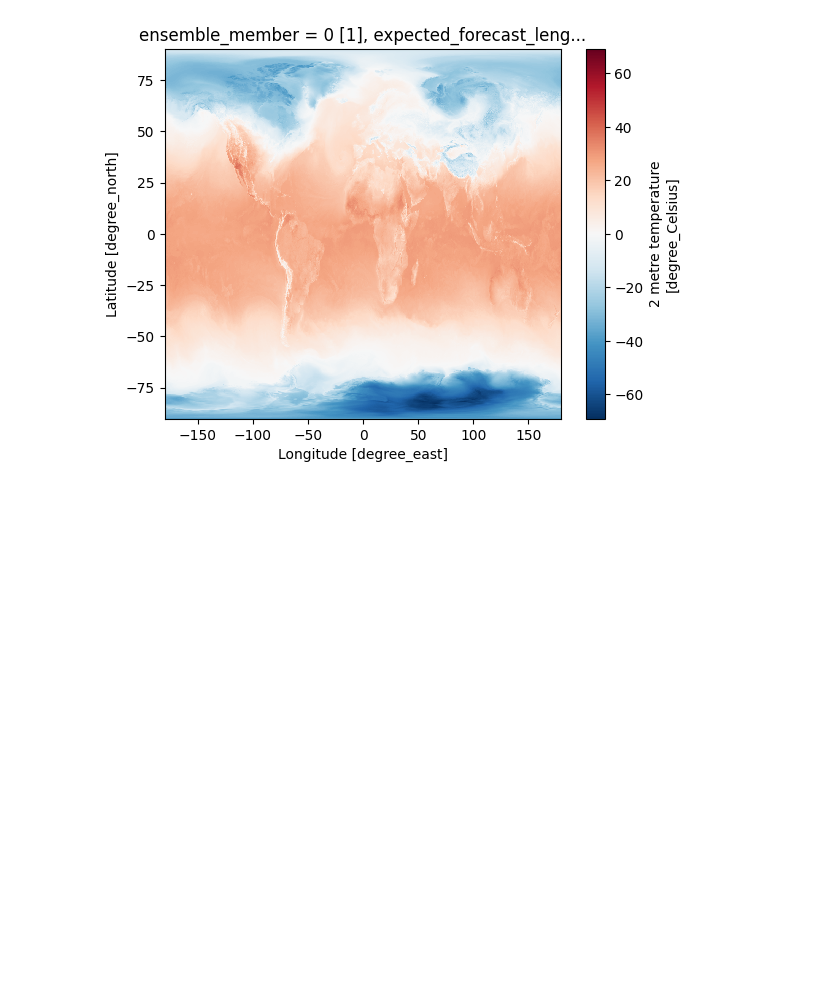
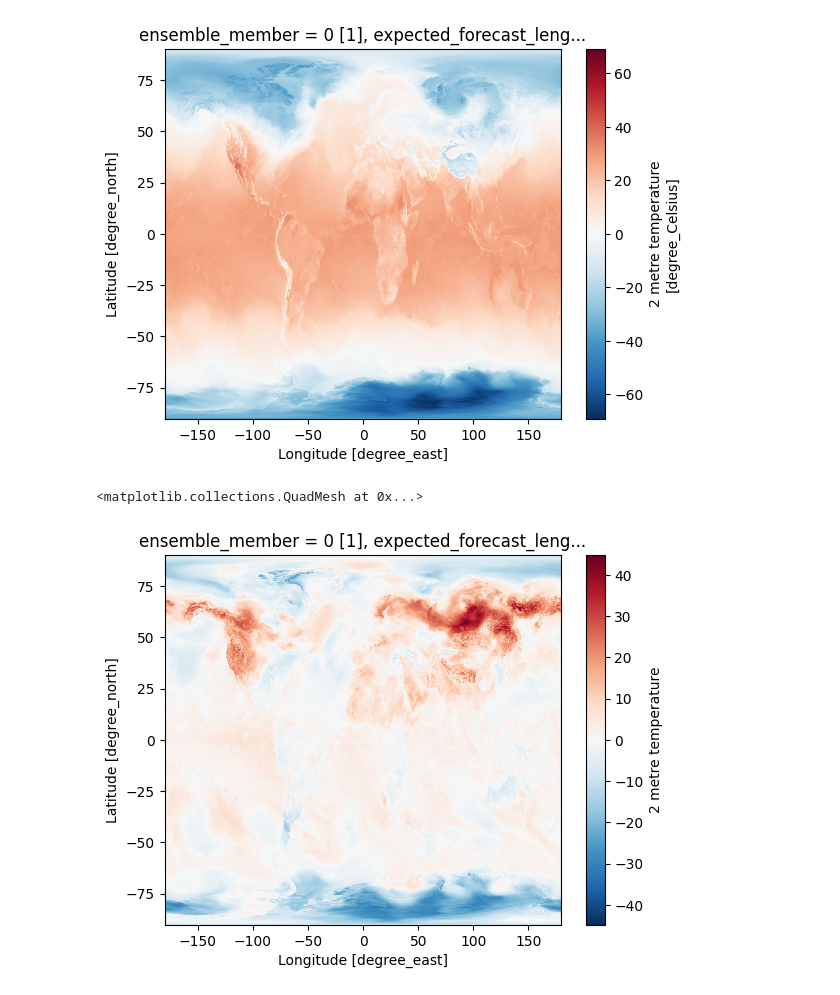
Before and after one commit to developmentseed/weather-anomaly, a Jupyter notebook: weather.ipynb, the cells around one changed output. Cells and saved outputs as stored; diff of their text form; code cells hidden in the pictures; blank space fills up the shorter version.

```diff
--- a/weather.ipynb
+++ b/weather.ipynb
@@ -103,3 +103,14 @@ t2_forecast.plot()
 # %% [output]
 <matplotlib.collections.QuadMesh at 0x...>
 [figure]
+# %%
+  # ERA5 in Celsius, longitude rolled to -180→180
+era5_snap = (ds["2m_temperature"].sel(time="2000-01-01T00:00").compute() - 273.15)
+era5_snap = era5_snap.assign_coords(longitude=  (era5_snap.longitude - 180) % 360 - 180).sortby("longitude")
+# %%
+delta = t2_forecast - era5_snap
+# %%
+delta.plot()
+# %% [output]
+<matplotlib.collections.QuadMesh at 0x...>
+[figure, added]
```
